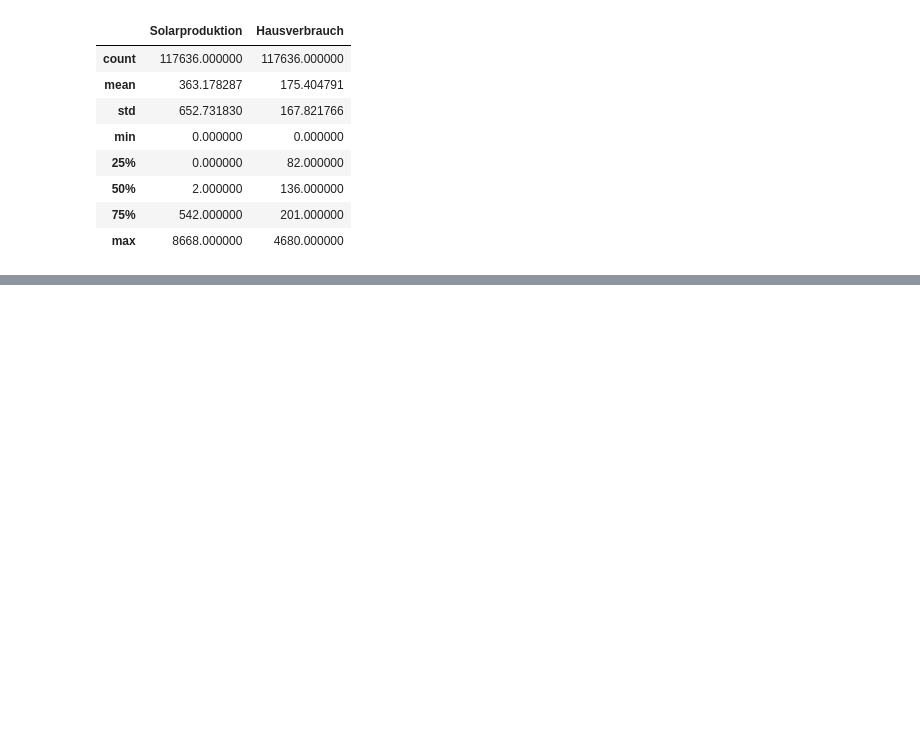
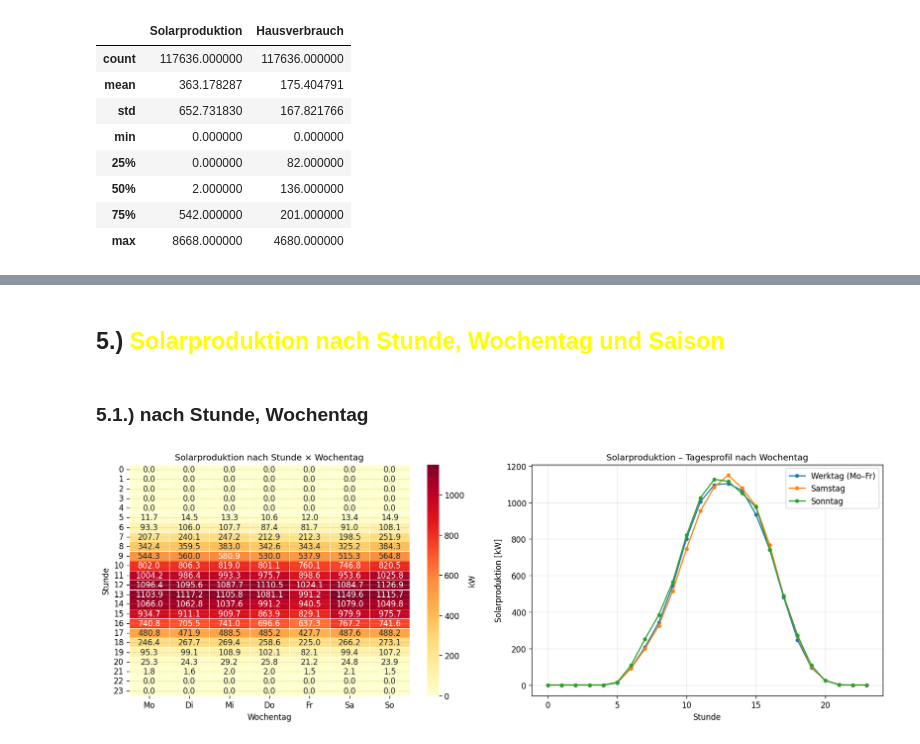
Before and after one commit to Anni075/KI-Project, a Jupyter notebook: notebooks/eda.ipynb, the cells around one changed output, grey strips where cells are left out. Cells and saved outputs as stored; diff of their text form; code cells hidden in the pictures; blank space fills up the shorter version.

```diff
--- a/notebooks/eda.ipynb
+++ b/notebooks/eda.ipynb
@@ -108,0 +278,45 @@ plt.show()
+# %% [markdown]
+## 5.) <span style="color:yellow">Solarproduktion nach Stunde, Wochentag und Saison
+# %% [markdown]
+### 5.1.) nach Stunde, Wochentag
+# %%
+pv_hourly = (
+    df.groupby(["day_of_week", "hour"])[TARGET_PV]
+    .mean()
+    .reset_index(name="solarproduktion")
+)
+
+pivot = pv_hourly.pivot(index="hour", columns="day_of_week", values="solarproduktion")
+pivot.columns = ["Mo", "Di", "Mi", "Do", "Fr", "Sa", "So"]
+
+fig, axes = plt.subplots(1, 2, figsize=(14, 5))
+
+# Heatmap
+sns.heatmap(
+    pivot,
+    ax=axes[0],
+    cmap="YlOrRd",
+    annot=True,
+    fmt=".1f",
+    linewidths=0.4,
+    cbar_kws={"label": "kW"},
+)
+
+axes[0].set_title("Solarproduktion nach Stunde × Wochentag", fontsize=11)
+axes[0].set_xlabel("Wochentag")
+axes[0].set_ylabel("Stunde")
+
+# Tagesprofil
+for dow, name in [(0, "Werktag (Mo–Fr)"), (5, "Samstag"), (6, "Sonntag")]:
+    sub = pv_hourly[pv_hourly["day_of_week"] == dow]
+    axes[1].plot(sub["hour"], sub["solarproduktion"], marker="o", markersize=4, label=name)
+
+axes[1].set_title("Solarproduktion – Tagesprofil nach Wochentag", fontsize=11)
+axes[1].set_xlabel("Stunde")
+axes[1].set_ylabel("Solarproduktion [kW]")
+axes[1].legend()
+
+plt.tight_layout()
+plt.show()
+# %% [output]
+[figure, added]
```
Also changed, not shown: parts of 28 cells of this notebook.
